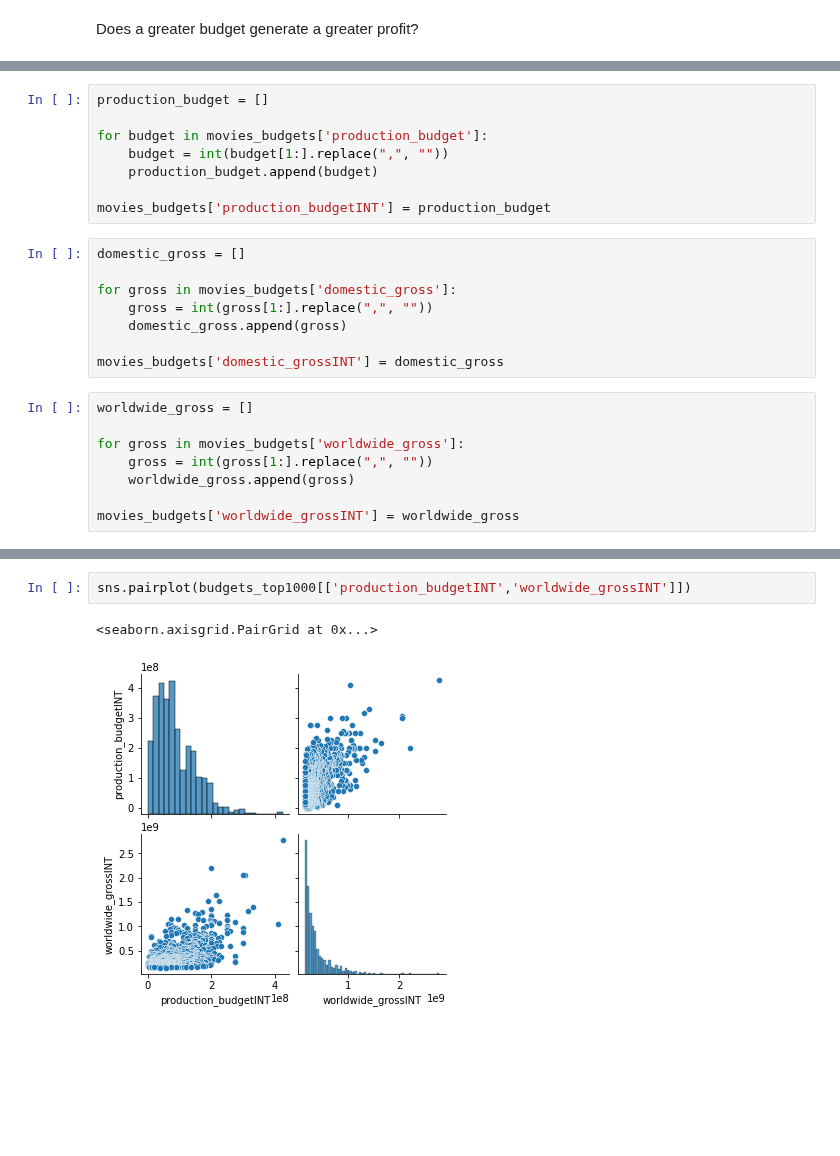
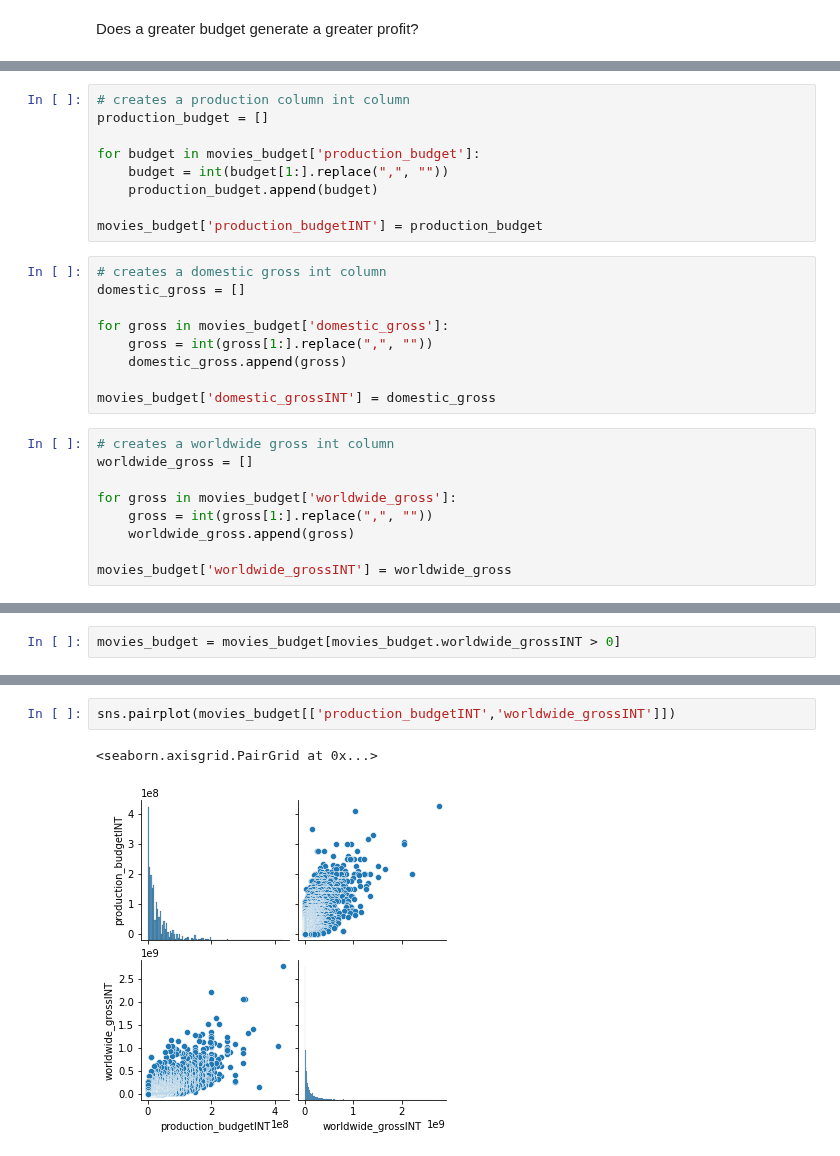
Before and after one commit to tramsay-deloitte/Dollywood, a Jupyter notebook: BudgetRevenue.ipynb, the cells around one changed output, grey strips where cells are left out. Cells and saved outputs as stored; diff of their text form; blank space fills up the shorter version.

Commit message:
Changes to Budget Revenue

```diff
--- a/BudgetRevenue.ipynb
+++ b/BudgetRevenue.ipynb
@@ -29,24 +36,27 @@ movies_budgets
 # %%
+# creates a production column int column
 production_budget = []
 
-for budget in movies_budgets['production_budget']:
+for budget in movies_budget['production_budget']:
     budget = int(budget[1:].replace(",", ""))
     production_budget.append(budget)
 
-movies_budgets['production_budgetINT'] = production_budget
+movies_budget['production_budgetINT'] = production_budget
 # %%
+# creates a domestic gross int column
 domestic_gross = []
 
-for gross in movies_budgets['domestic_gross']:
+for gross in movies_budget['domestic_gross']:
     gross = int(gross[1:].replace(",", ""))
     domestic_gross.append(gross)
 
-movies_budgets['domestic_grossINT'] = domestic_gross
+movies_budget['domestic_grossINT'] = domestic_gross
 # %%
+# creates a worldwide gross int column
 worldwide_gross = []
 
-for gross in movies_budgets['worldwide_gross']:
+for gross in movies_budget['worldwide_gross']:
     gross = int(gross[1:].replace(",", ""))
     worldwide_gross.append(gross)
 
-movies_budgets['worldwide_grossINT'] = worldwide_gross
+movies_budget['worldwide_grossINT'] = worldwide_gross
@@ -71,0 +65,2 @@ budgets_top1000
+# %%
+movies_budget = movies_budget[movies_budget.worldwide_grossINT > 0]
@@ -86,6 +101,6 @@ plt.plot(x, p(x))
 # %%
-sns.pairplot(budgets_top1000[['production_budgetINT','worldwide_grossINT']])
+sns.pairplot(movies_budget[['production_budgetINT','worldwide_grossINT']])
 # %% [output]
 <seaborn.axisgrid.PairGrid at 0x...>
-[figure, old version]
+[figure, new version]
 # %%
```
Also changed, not shown: parts of 15 cells of this notebook.
